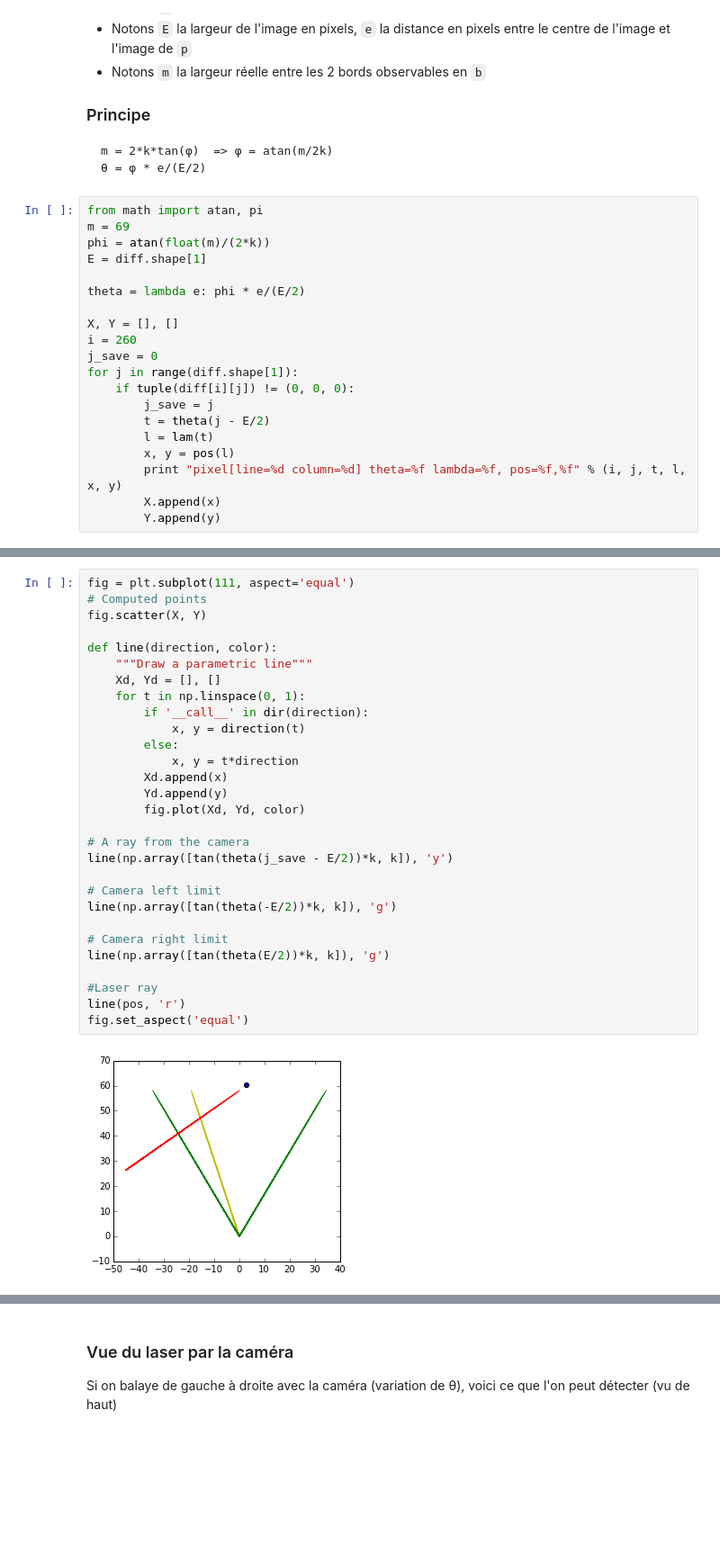
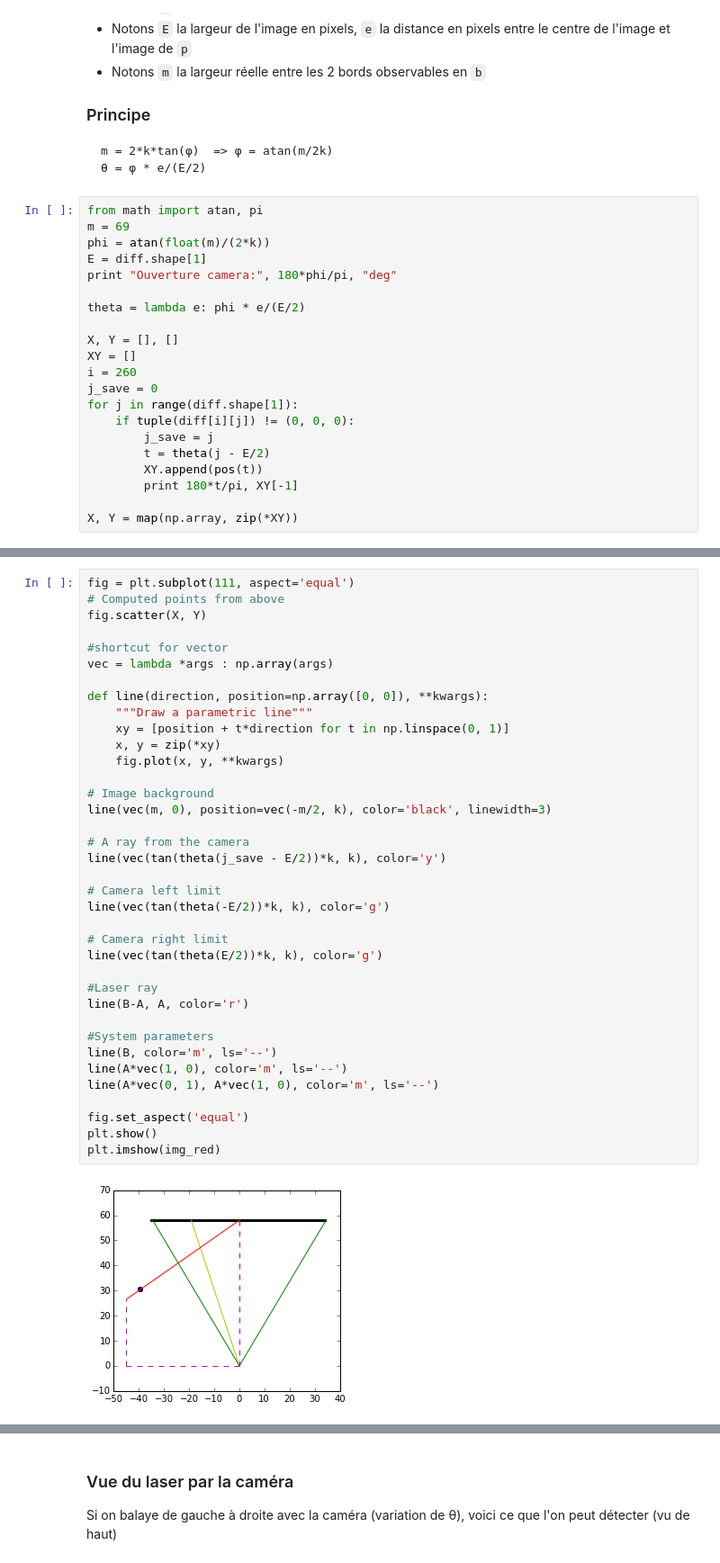
Before and after one commit to fhennecker/semiteleporter, a Jupyter notebook: testimages/Experiment triangulation.ipynb, the cells around one changed output, grey strips where cells are left out. Shown: that part at 90% size. Drawn from its saved outputs; the diff is of its cells as text; blank space fills up the shorter version.

```diff
--- a/testimages/Experiment triangulation.ipynb
+++ b/testimages/Experiment triangulation.ipynb
@@ -100,19 +111,20 @@ from math import atan, pi
 m = 69
 phi = atan(float(m)/(2*k))
 E = diff.shape[1]
+print "Ouverture camera:", 180*phi/pi, "deg"
 
 theta = lambda e: phi * e/(E/2)
 
 X, Y = [], []
+XY = []
 i = 260
 j_save = 0
 for j in range(diff.shape[1]):
     if tuple(diff[i][j]) != (0, 0, 0):
         j_save = j
         t = theta(j - E/2)
-        l = lam(t)
-        x, y = pos(l)
-        print "pixel[line=%d column=%d] theta=%f lambda=%f, pos=%f,%f" % (i, j, t, l, x, y)
-        X.append(x)
-        Y.append(y)
+        XY.append(pos(t))
+        print 180*t/pi, XY[-1]
+
+X, Y = map(np.array, zip(*XY))
 # %% [output]
@@ -132,31 +146,39 @@ Affichage sur un plan
 # %%
 fig = plt.subplot(111, aspect='equal')
-# Computed points
+# Computed points from above
 fig.scatter(X, Y)
 
-def line(direction, color):
+#shortcut for vector
+vec = lambda *args : np.array(args)
+
+def line(direction, position=np.array([0, 0]), **kwargs):
     """Draw a parametric line"""
-    Xd, Yd = [], []
-    for t in np.linspace(0, 1):
-        if '__call__' in dir(direction):
-            x, y = direction(t)
-        else:
-            x, y = t*direction
-        Xd.append(x)
-        Yd.append(y)
-        fig.plot(Xd, Yd, color)
+    xy = [position + t*direction for t in np.linspace(0, 1)]
+    x, y = zip(*xy)
+    fig.plot(x, y, **kwargs)
+
+# Image background
+line(vec(m, 0), position=vec(-m/2, k), color='black', linewidth=3)
 
 # A ray from the camera
-line(np.array([tan(theta(j_save - E/2))*k, k]), 'y')
+line(vec(tan(theta(j_save - E/2))*k, k), color='y')
 
 # Camera left limit
-line(np.array([tan(theta(-E/2))*k, k]), 'g')
+line(vec(tan(theta(-E/2))*k, k), color='g')
 
 # Camera right limit
-line(np.array([tan(theta(E/2))*k, k]), 'g')
+line(vec(tan(theta(E/2))*k, k), color='g')
 
 #Laser ray
-line(pos, 'r')
+line(B-A, A, color='r')
+
+#System parameters
+line(B, color='m', ls='--')
+line(A*vec(1, 0), color='m', ls='--')
+line(A*vec(0, 1), A*vec(1, 0), color='m', ls='--')
+
 fig.set_aspect('equal')
+plt.show()
+plt.imshow(img_red)
 # %% [output]
-[figure, old version]
+[figure, new version]
```
Also changed, not shown: parts of 6 cells of this notebook.
